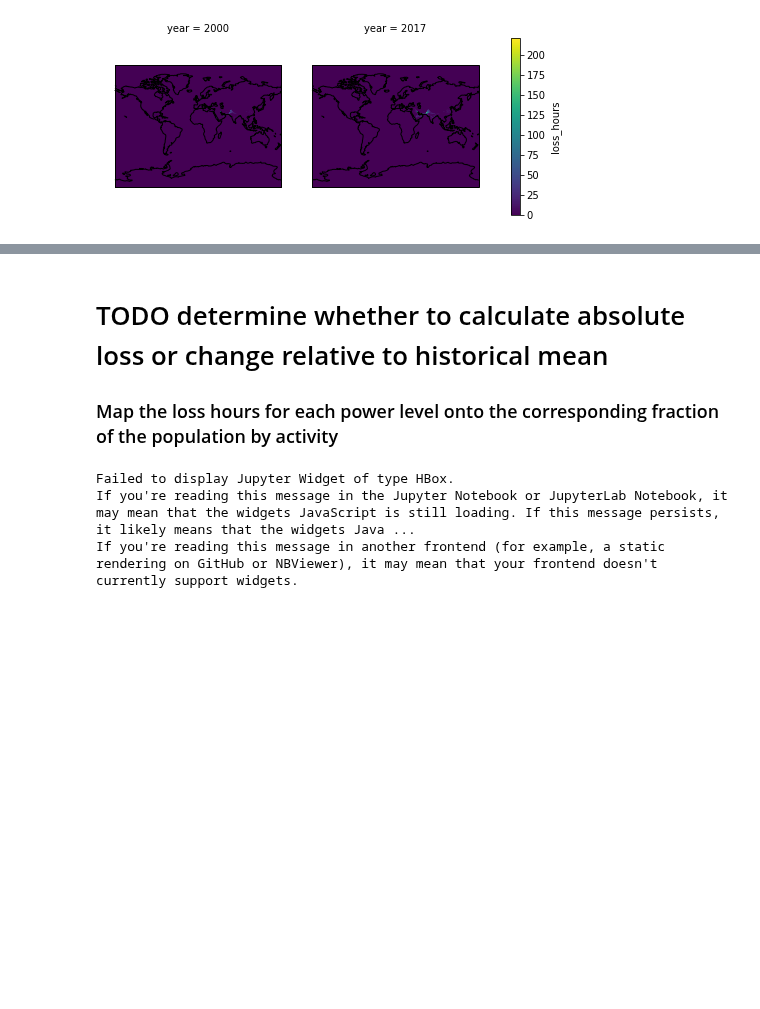
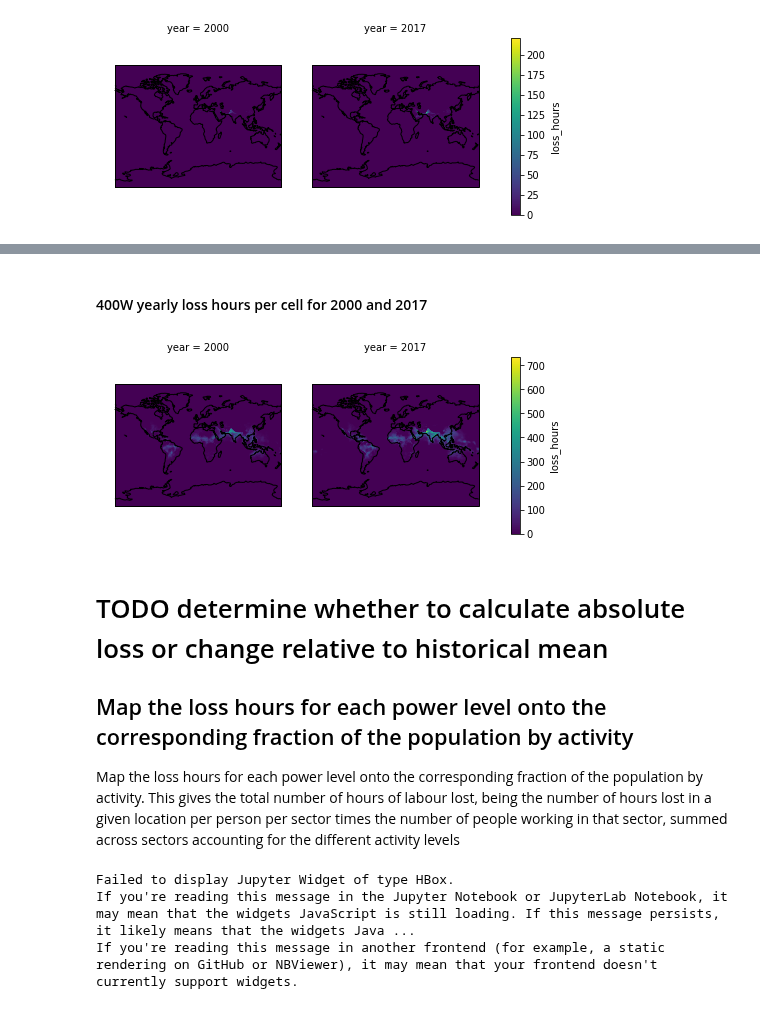
Before and after one commit to mangecoeur/health-climate-exposure, a Jupyter notebook: 1.3 Labour capacity change.ipynb, the cells around one changed output, grey strips where cells are left out. Cells and saved outputs as stored; diff of their text form; code cells hidden in the pictures; blank space fills up the shorter version.

```diff
--- a/1.3 Labour capacity change.ipynb
+++ b/1.3 Labour capacity change.ipynb
@@ -382,7 +368,23 @@ plt.tight_layout()
+# %% [markdown]
+#### 400W yearly loss hours per cell for 2000 and 2017
+# %%
+year_vals = hours_lost_400.sel(year=[2000,2017]).loss_hours
+
+p = year_vals.plot.pcolormesh(
+    col='year',
+    transform=crs.PlateCarree(),
+    subplot_kws={'projection': crs.Miller()}
+                         )
+for ax in p.axes.flat:
+    ax.coastlines()
+# %% [output]
+[figure, added]
 # %% [markdown]
 # TODO determine whether to calculate absolute loss or change relative to historical mean
 
-### Map the loss hours for each power level onto the corresponding fraction of the population by activity
+## Map the loss hours for each power level onto the corresponding fraction of the population by activity
+
+Map the loss hours for each power level onto the corresponding fraction of the population by activity. This gives the total number of hours of labour lost, being the number of hours lost in a given location per person per sector times the number of people working in that sector, summed across sectors accounting for the different activity levels
 # %%
 agri_weights = pct_working_age.pct_working_age * yearly_pct_in_agri.pct_in_sector
 indu_weights = pct_working_age.pct_working_age * yearly_pct_in_indu.pct_in_sector
```
Also changed, not shown: parts of 5 cells of this notebook.
